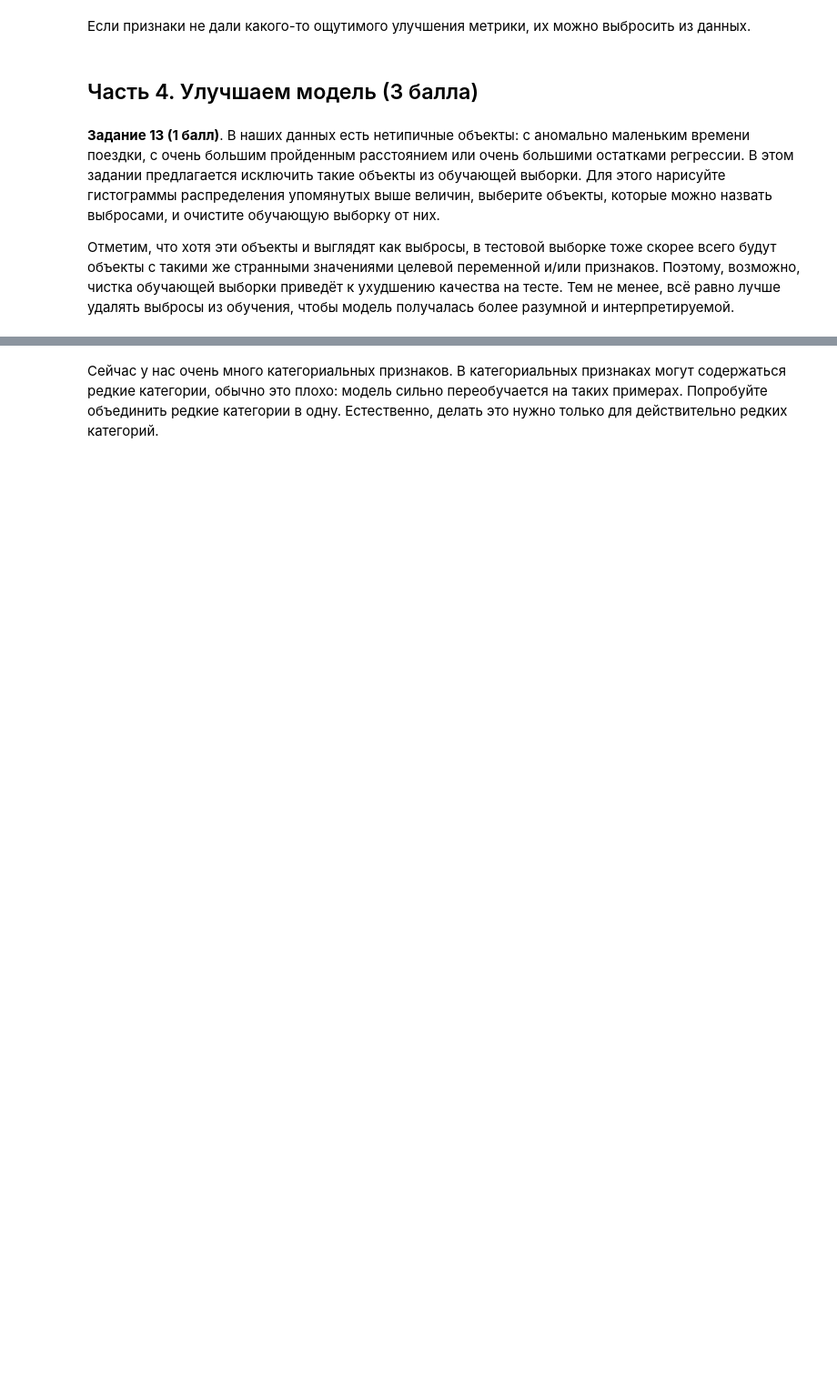
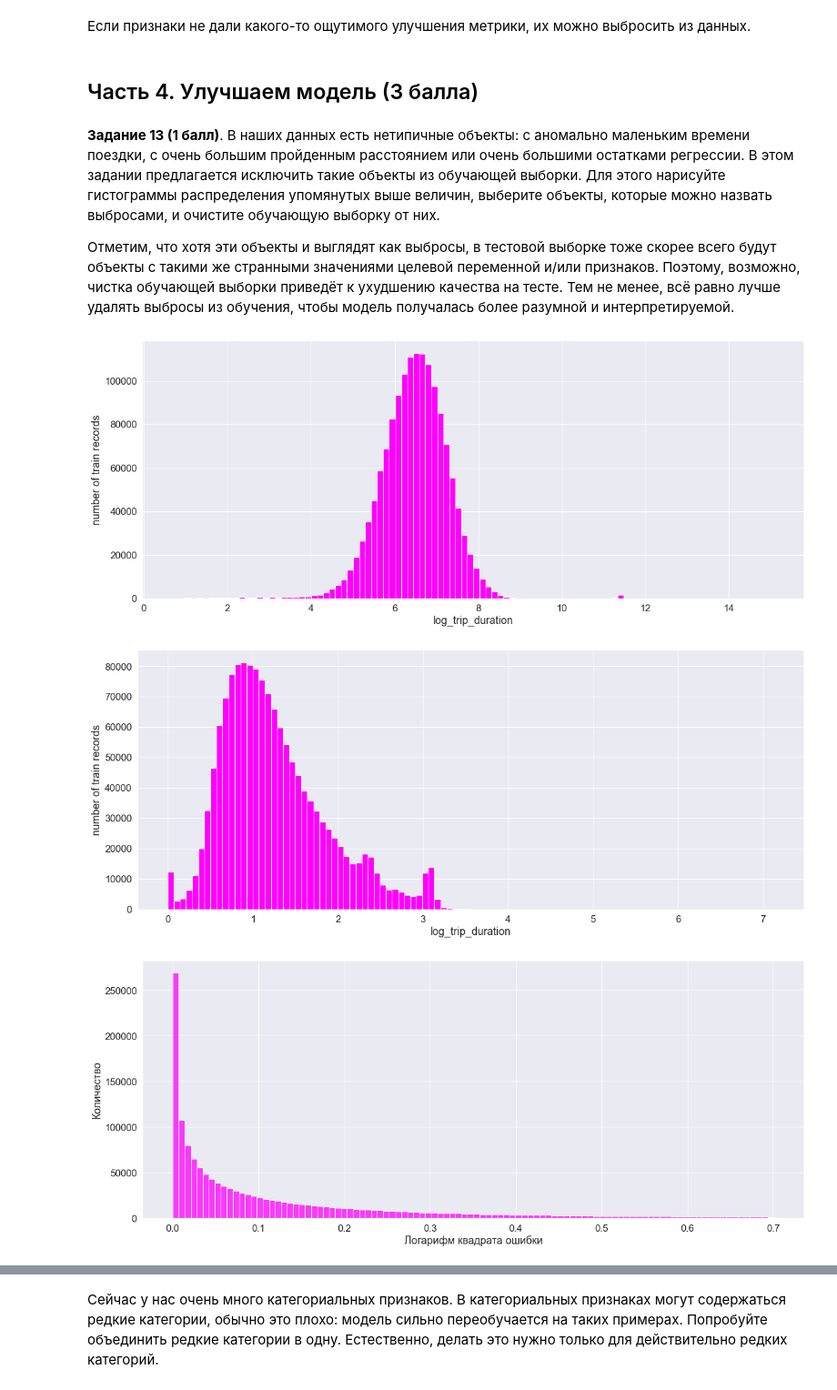
Before and after one commit to SciWake/Intermediate_education, a Jupyter notebook: Machine_learning/homeworks-practice/homework-practice-02-linregr.ipynb, the cells around one changed output, grey strips where cells are left out. Shown at 91% size. Drawn from its saved outputs; the diff is of its cells as text; code cells hidden in the pictures; blank space fills up the shorter version.

```diff
--- a/Machine_learning/homeworks-practice/homework-practice-02-linregr.ipynb
+++ b/Machine_learning/homeworks-practice/homework-practice-02-linregr.ipynb
@@ -683,0 +784,14 @@ ax = sns.boxplot(x='dropoff_ken', y="log_trip_duration", data=train, palette = [
+# %%
+train['vendor_id'] = (
+    np.where(
+        train['vendor_id'] == 2,
+        1, 0,
+    )
+)
+
+train['store_and_fwd_flag'] = (
+    np.where(
+        train['store_and_fwd_flag'] == 'Y',
+        1, 0,
+    )
+)
@@ -687,0 +806,4 @@ ax = sns.boxplot(x='dropoff_ken', y="log_trip_duration", data=train, palette = [
+# %%
+y = train.log_trip_duration
+X = train.drop(["log_trip_duration"], axis=1)
+X_train, X_valid, y_train, y_valid = train_test_split(X, y, test_size=0.3, random_state=42)
@@ -688,5 +841,8 @@ ax = sns.boxplot(x='dropoff_ken', y="log_trip_duration", data=train, palette = [
 # %% [markdown]
 Если признаки не дали какого-то ощутимого улучшения метрики, их можно выбросить из данных.
+# %%
+drop_columns = ['vendor_id', 'store_and_fwd_flag', 'passenger_count']
+train.drop(drop_columns, axis=1, inplace=True)
 # %% [markdown]
 ## Часть 4. Улучшаем модель (3 балла)
 # %% [markdown]
@@ -697,0 +852,23 @@ ax = sns.boxplot(x='dropoff_ken', y="log_trip_duration", data=train, palette = [
+# %%
+#время поездки
+plt.hist(train['log_trip_duration'].values, bins=100, color='magenta')
+plt.xlabel('log_trip_duration')
+plt.ylabel('number of train records')
+plt.show()
+
+#пройденное расстояние
+plt.hist(train['log_haversine'].values, bins=100, color='magenta')
+plt.xlabel('log_trip_duration')
+plt.ylabel('number of train records')
+plt.show()
+
+#остатки регресии
+error = (y - y_pred_train)**2
+sns.histplot(error[error < error.quantile(0.95)], bins=100, color='magenta')
+plt.xlabel('Логарифм квадрата ошибки')
+plt.ylabel('Количество')
+plt.show()
+# %% [output]
+[figure, added]
+[figure, added]
+[figure, added]
```
Also changed, not shown: parts of 60 cells of this notebook.
